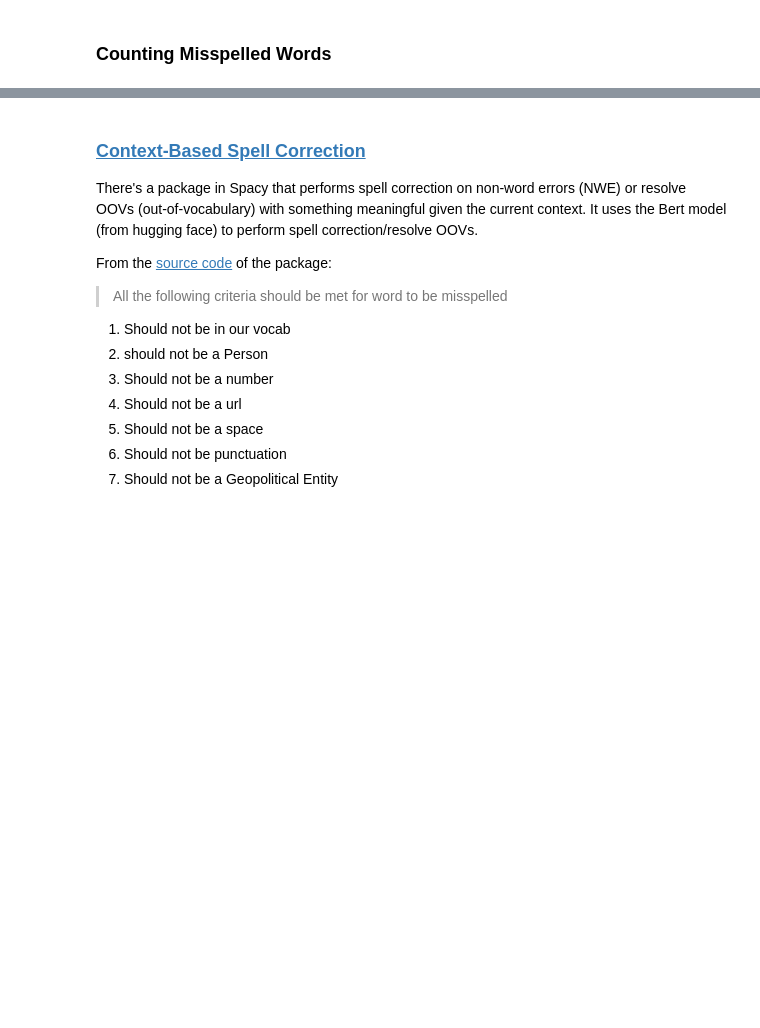
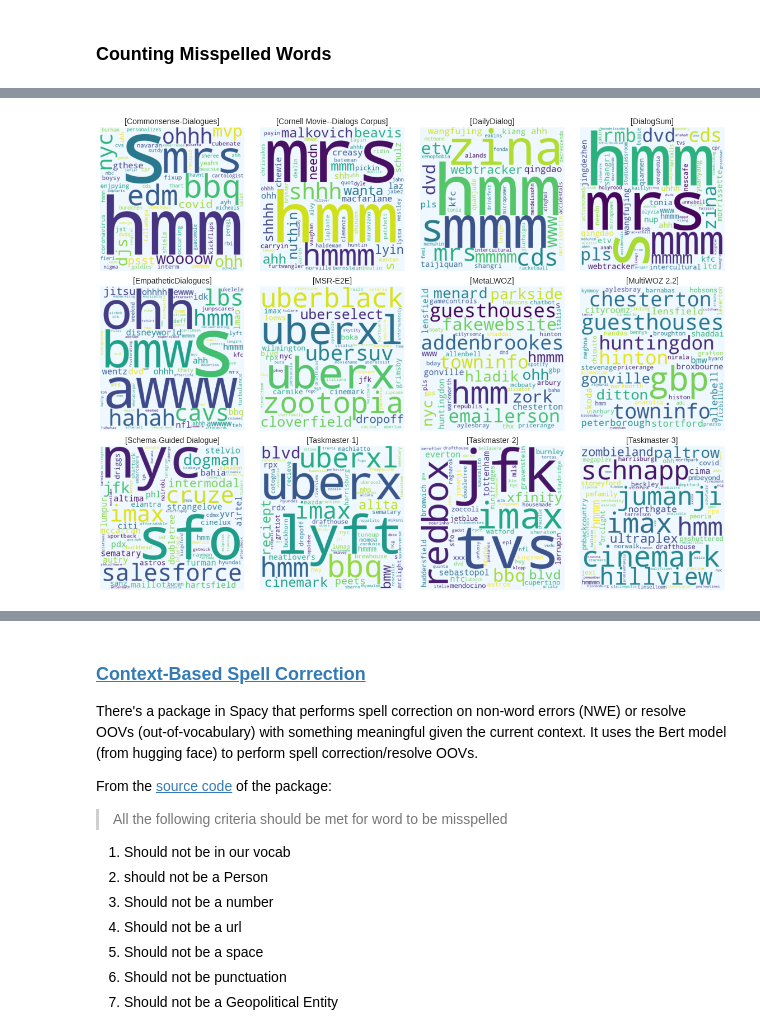
Before and after one commit to Mhmd-Hisham/Graduation-Project, a Jupyter notebook: DataEngineering/Notebooks/3- Preprocessing _ Spliting.ipynb, the cells around one changed output, grey strips where cells are left out. Saved outputs shown, nothing was run; the diff lists cells and outputs as text; code cells hidden in the pictures; blank space fills up the shorter version.

```diff
--- a/DataEngineering/Notebooks/3- Preprocessing _ Spliting.ipynb
+++ b/DataEngineering/Notebooks/3- Preprocessing _ Spliting.ipynb
@@ -665,0 +740,39 @@ Found '0     ' occurrences of '_'
+# %%
+#@title Wordclouds For Misspelled Words Per Dataset
+
+missspelled_by_dataset = misspelled_df \
+  .groupby('dataset') \
+  .apply(lambda df:
+         ' '.join(df.misspelled
+             .apply(lambda s: ' '.join([k for k in s if len(k)>=min_word_length]))
+  )
+)
+
+ncols = 4
+nrows = int(np.ceil(len(missspelled_by_dataset)//4))
+fig, axes = plt.subplots(ncols=ncols, nrows=nrows, figsize=(4*ncols, 4*nrows))
+
+not_misspelled = ['afternoon', 'afterward']
+correction_table = {word: "" for word in not_misspelled}
+for ax, (dataset_name, words) in zip(axes.flat, missspelled_by_dataset.iteritems()):
+    words = ' '.join(list(filter(None, words.split(" "))))
+    for error in not_misspelled:
+        words = words.replace(error, "")
+    words = list(filter(None, words.split(" ")))
+
+    wordcloud = WordCloud(
+        width=400,
+        height=400,
+        background_color='aliceblue',
+        relative_scaling=0.1,
+        collocations=False,
+        min_font_size=10).generate_from_frequencies(Counter(words)) #.generate(words)
+
+    ax.imshow(wordcloud)
+    ax.axis("off")
+    ax.set_title(f"[{dataset_name}]", fontsize=14)
+
+plt.tight_layout(pad=1)
+plt.show()
+# %% [output]
+[figure, added]
```
Also changed, not shown: parts of 19 cells of this notebook.
